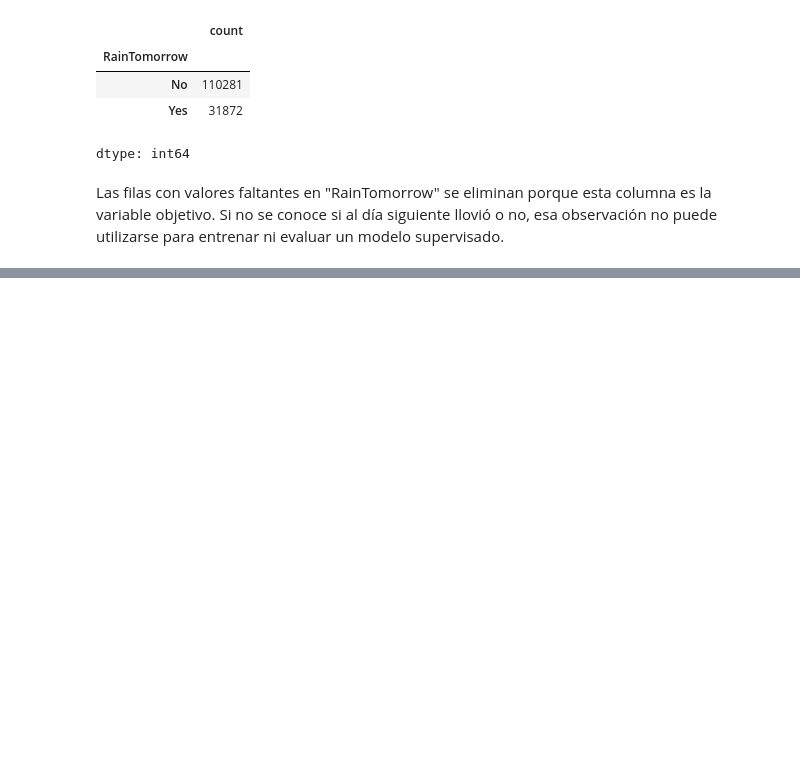
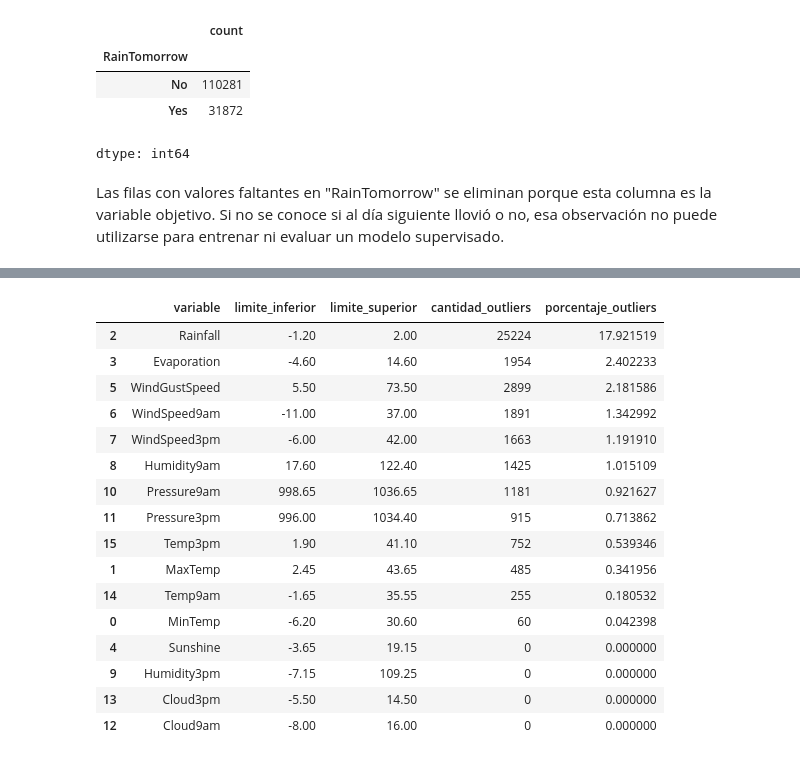
Before and after one commit to ZahirJacob/AA1-TUIA-Dimenna-Jacob-Taborda, a Jupyter notebook: TP_clasificacion_AA1.ipynb, the cells around one changed output, grey strips where cells are left out. Drawn from its saved outputs; the diff is of its cells as text; code cells hidden in the pictures; blank space fills up the shorter version.

```diff
--- a/TP_clasificacion_AA1.ipynb
+++ b/TP_clasificacion_AA1.ipynb
@@ -175,0 +291,44 @@ Las filas con valores faltantes en "RainTomorrow" se eliminan porque esta column
+# %%
+# calculamos outliers por variable numérica usando el criterio del rango intercuartílico
+resumen_outliers = []
+
+for columna in columnas_numericas:
+    q1 = df[columna].quantile(0.25)
+    q3 = df[columna].quantile(0.75)
+    iqr = q3 - q1
+
+    limite_inferior = q1 - 1.5 * iqr
+    limite_superior = q3 + 1.5 * iqr
+
+    cantidad_outliers = ((df[columna] < limite_inferior) | (df[columna] > limite_superior)).sum()
+
+    porcentaje_outliers = cantidad_outliers / df[columna].notna().sum() * 100
+
+    resumen_outliers.append({
+        "variable": columna,
+        "limite_inferior": limite_inferior,
+        "limite_superior": limite_superior,
+        "cantidad_outliers": cantidad_outliers,
+        "porcentaje_outliers": porcentaje_outliers
+    })
+
+resumen_outliers = pd.DataFrame(resumen_outliers)
+resumen_outliers.sort_values(by="porcentaje_outliers", ascending=False)
+# %% [output]
+|  | variable | limite_inferior | limite_superior | cantidad_outliers | porcentaje_outliers |
+| 2 | Rainfall | -1.20 | 2.00 | 25224 | 17.921519 |
+| 3 | Evaporation | -4.60 | 14.60 | 1954 | 2.402233 |
+| 5 | WindGustSpeed | 5.50 | 73.50 | 2899 | 2.181586 |
+| 6 | WindSpeed9am | -11.00 | 37.00 | 1891 | 1.342992 |
+| 7 | WindSpeed3pm | -6.00 | 42.00 | 1663 | 1.191910 |
+| 8 | Humidity9am | 17.60 | 122.40 | 1425 | 1.015109 |
+| 10 | Pressure9am | 998.65 | 1036.65 | 1181 | 0.921627 |
+| 11 | Pressure3pm | 996.00 | 1034.40 | 915 | 0.713862 |
+| 15 | Temp3pm | 1.90 | 41.10 | 752 | 0.539346 |
+| 1 | MaxTemp | 2.45 | 43.65 | 485 | 0.341956 |
+| 14 | Temp9am | -1.65 | 35.55 | 255 | 0.180532 |
+| 0 | MinTemp | -6.20 | 30.60 | 60 | 0.042398 |
+| 4 | Sunshine | -3.65 | 19.15 | 0 | 0.000000 |
+| 9 | Humidity3pm | -7.15 | 109.25 | 0 | 0.000000 |
+| 13 | Cloud3pm | -5.50 | 14.50 | 0 | 0.000000 |
+| 12 | Cloud9am | -8.00 | 16.00 | 0 | 0.000000 |
```
Also changed, not shown: parts of 18 cells of this notebook.
